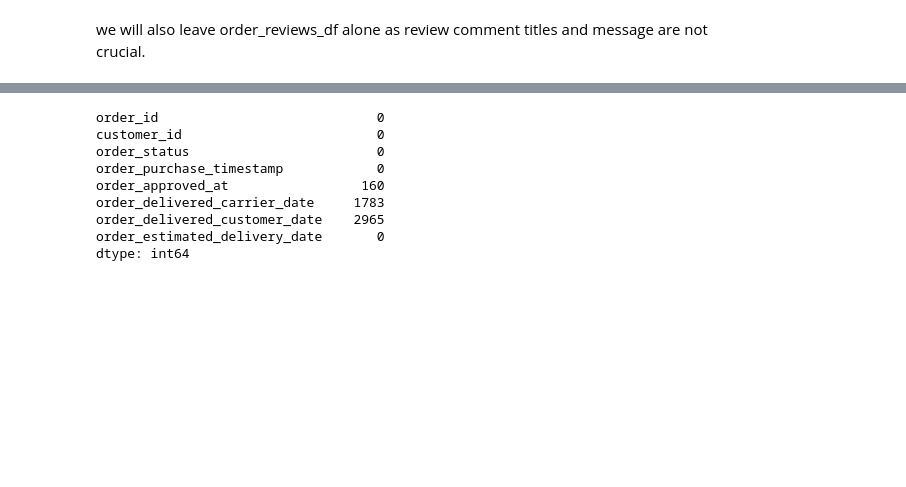
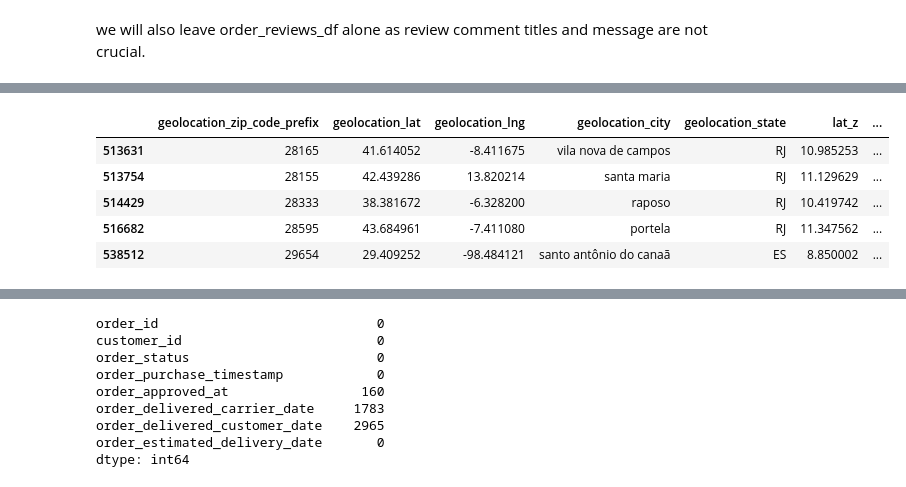
Before and after one commit to Mocuss/FESI-Crew, a Jupyter notebook: EDA.ipynb, the cells around one changed output, grey strips where cells are left out. Drawn from its saved outputs; the diff is of its cells as text; code cells hidden in the pictures; blank space fills up the shorter version.

```diff
--- a/EDA.ipynb
+++ b/EDA.ipynb
@@ -99,0 +116,23 @@ we will also leave order_reviews_df alone as review comment titles and message a
+# %%
+# Calculate z-scores for latitude and longitude
+geolocation_df["lat_z"] = zscore(geolocation_df["geolocation_lat"])
+geolocation_df["lng_z"] = zscore(geolocation_df["geolocation_lng"])
+
+# Set a threshold (e.g. 3 standard deviations from the mean)
+threshold = 10
+
+# Identify rows where either lat or lng z-score is above the threshold
+outliers = geolocation_df[(geolocation_df["lat_z"].abs() > threshold) | (geolocation_df["lng_z"].abs() > threshold)]
+
+# Drop the z-score columns if not needed
+geolocation_df.drop(columns=["lat_z", "lng_z"], inplace=True)
+
+# Display the outliers
+outliers.head()
+# %% [output]
+|  | geolocation_zip_code_prefix | geolocation_lat | geolocation_lng | geolocation_city | geolocation_state | lat_z | ... |
+| 513631 | 28165 | 41.614052 | -8.411675 | vila nova de campos | RJ | 10.985253 | ... |
+| 513754 | 28155 | 42.439286 | 13.820214 | santa maria | RJ | 11.129629 | ... |
+| 514429 | 28333 | 38.381672 | -6.328200 | raposo | RJ | 10.419742 | ... |
+| 516682 | 28595 | 43.684961 | -7.411080 | portela | RJ | 11.347562 | ... |
+| 538512 | 29654 | 29.409252 | -98.484121 | santo antônio do canaã | ES | 8.850002 | ... |
```
Also changed, not shown: parts of 11 cells of this notebook.
